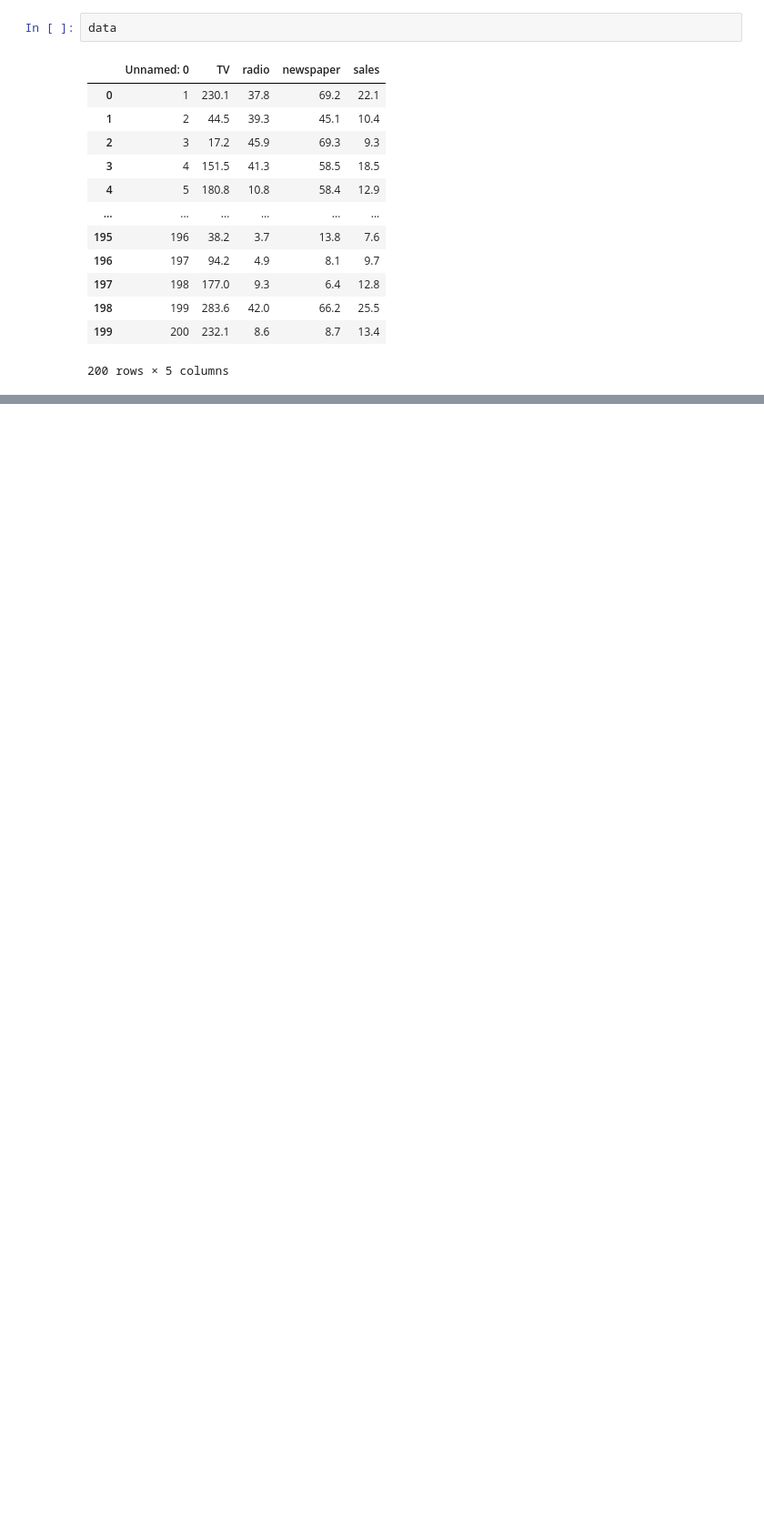
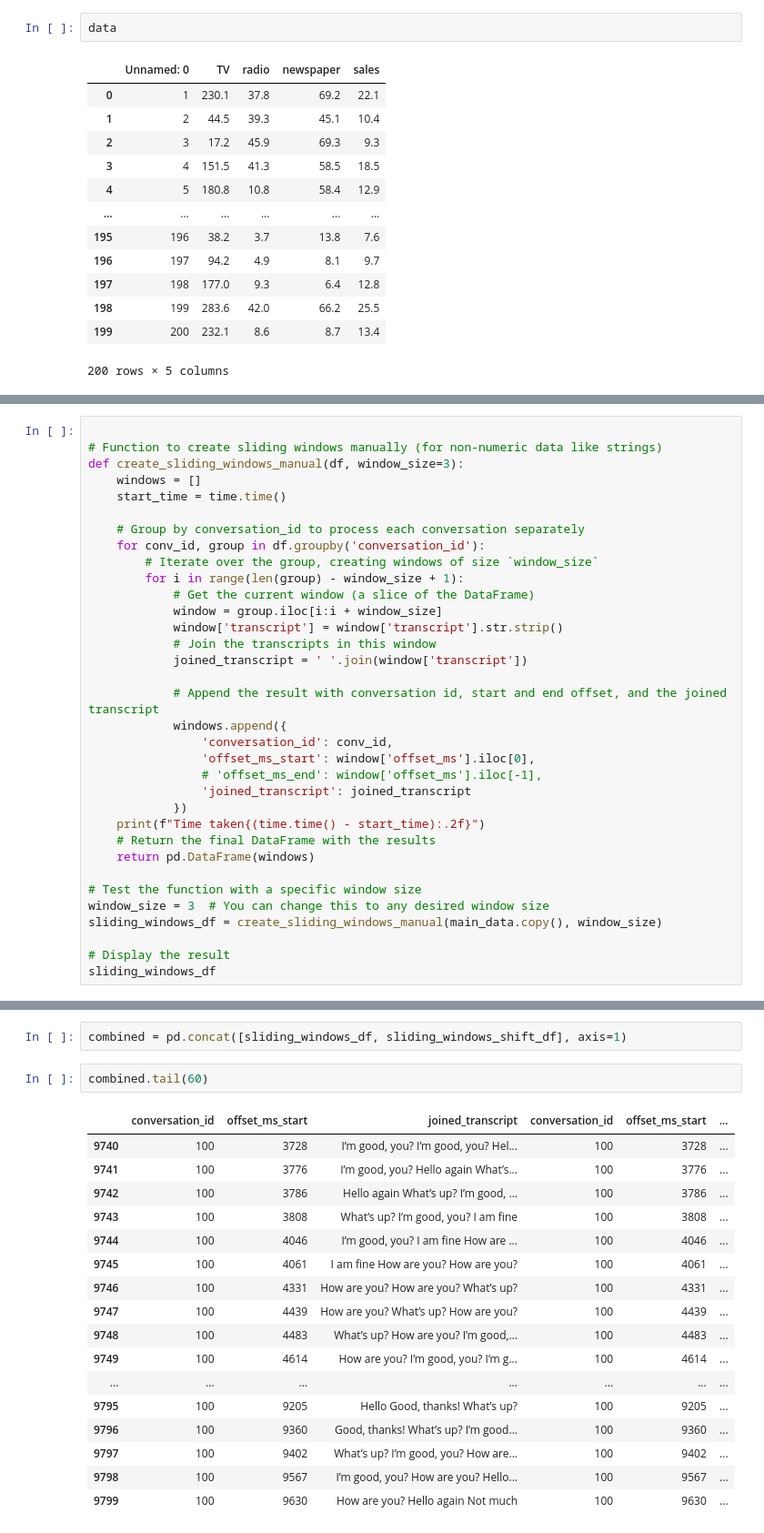
Before and after one commit to cringe-syco/ML, a Jupyter notebook: notebooks/runner.ipynb, the cells around one changed output, grey strips where cells are left out. Shown at 91% size. Cells and saved outputs as stored; diff of their text form; blank space fills up the shorter version.

```diff
--- a/notebooks/runner.ipynb
+++ b/notebooks/runner.ipynb
@@ -410,0 +529,34 @@ data
+# %%
+
+# Function to create sliding windows manually (for non-numeric data like strings)
+def create_sliding_windows_manual(df, window_size=3):
+    windows = []
+    start_time = time.time()
+
+    # Group by conversation_id to process each conversation separately
+    for conv_id, group in df.groupby('conversation_id'):
+        # Iterate over the group, creating windows of size `window_size`
+        for i in range(len(group) - window_size + 1):
+            # Get the current window (a slice of the DataFrame)
+            window = group.iloc[i:i + window_size]
+            window['transcript'] = window['transcript'].str.strip()
+            # Join the transcripts in this window
+            joined_transcript = ' '.join(window['transcript'])
+
+            # Append the result with conversation id, start and end offset, and the joined transcript
+            windows.append({
+                'conversation_id': conv_id,
+                'offset_ms_start': window['offset_ms'].iloc[0],
+                # 'offset_ms_end': window['offset_ms'].iloc[-1],
+                'joined_transcript': joined_transcript
+            })
+    print(f"Time taken{(time.time() - start_time):.2f}")
+    # Return the final DataFrame with the results
+    return pd.DataFrame(windows)
+
+# Test the function with a specific window size
+window_size = 3  # You can change this to any desired window size
+sliding_windows_df = create_sliding_windows_manual(main_data.copy(), window_size)
+
+# Display the result
+sliding_windows_df
@@ -410,0 +727,22 @@ data
+# %%
+combined = pd.concat([sliding_windows_df, sliding_windows_shift_df], axis=1)
+# %%
+combined.tail(60)
+# %% [output]
+|  | conversation_id | offset_ms_start | joined_transcript | conversation_id | offset_ms_start | ... |
+| 9740 | 100 | 3728 | I’m good, you? I’m good, you? Hel... | 100 | 3728 | ... |
+| 9741 | 100 | 3776 | I’m good, you? Hello again What’s... | 100 | 3776 | ... |
+| 9742 | 100 | 3786 | Hello again What’s up? I’m good, ... | 100 | 3786 | ... |
+| 9743 | 100 | 3808 | What’s up? I’m good, you? I am fine | 100 | 3808 | ... |
+| 9744 | 100 | 4046 | I’m good, you? I am fine How are ... | 100 | 4046 | ... |
+| 9745 | 100 | 4061 | I am fine How are you? How are you? | 100 | 4061 | ... |
+| 9746 | 100 | 4331 | How are you? How are you? What’s up? | 100 | 4331 | ... |
+| 9747 | 100 | 4439 | How are you? What’s up? How are you? | 100 | 4439 | ... |
+| 9748 | 100 | 4483 | What’s up? How are you? I’m good,... | 100 | 4483 | ... |
+| 9749 | 100 | 4614 | How are you? I’m good, you? I’m g... | 100 | 4614 | ... |
+| ... | ... | ... | ... | ... | ... | ... |
+| 9795 | 100 | 9205 | Hello Good, thanks! What’s up? | 100 | 9205 | ... |
+| 9796 | 100 | 9360 | Good, thanks! What’s up? I’m good... | 100 | 9360 | ... |
+| 9797 | 100 | 9402 | What’s up? I’m good, you? How are... | 100 | 9402 | ... |
+| 9798 | 100 | 9567 | I’m good, you? How are you? Hello... | 100 | 9567 | ... |
+| 9799 | 100 | 9630 | How are you? Hello again Not much | 100 | 9630 | ... |
```
Also changed, not shown: parts of 12 cells of this notebook, 3 other files.
